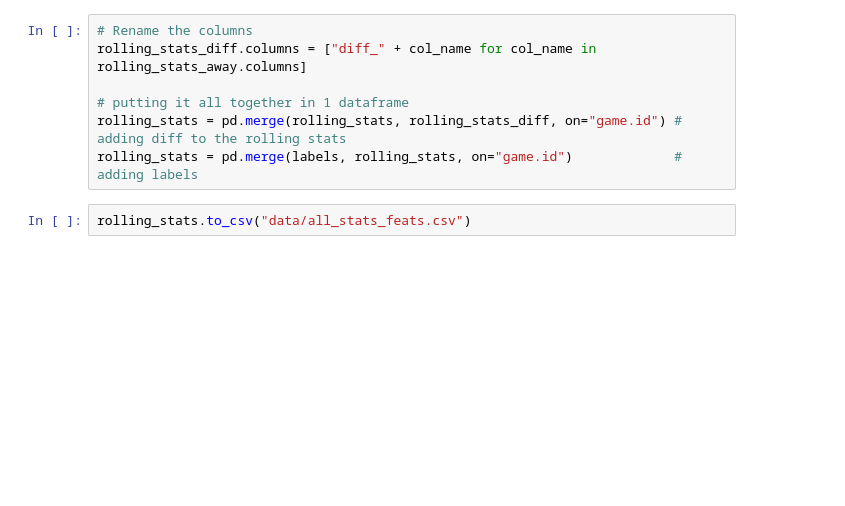
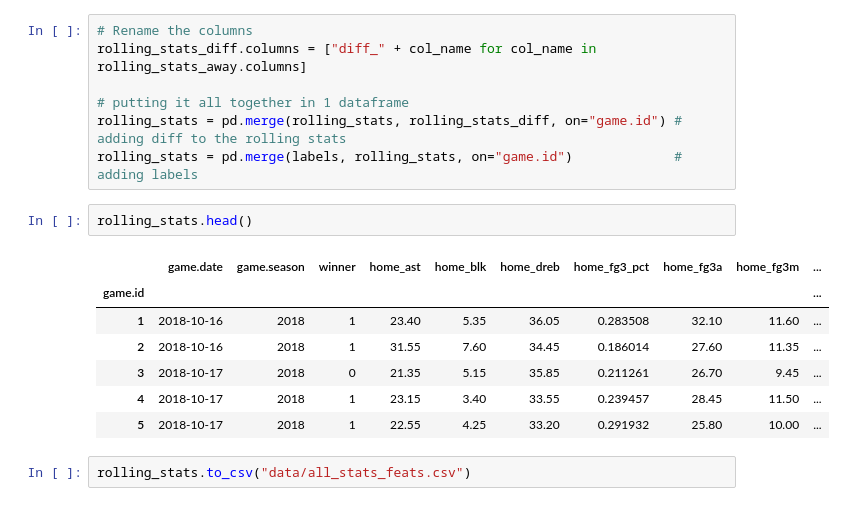
Before and after one commit to ZacharyArgentin/Predicting_NBA_Results, a Jupyter notebook: 3_feature_engineering.ipynb, the cells around one changed output. Saved outputs shown, nothing was run; the diff lists cells and outputs as text; blank space fills up the shorter version.

```diff
--- a/3_feature_engineering.ipynb
+++ b/3_feature_engineering.ipynb
@@ -209,5 +192,15 @@ rolling_stats_diff.columns = ["diff_" + col_name for col_name in rolling_stats_a
 # putting it all together in 1 dataframe
 rolling_stats = pd.merge(rolling_stats, rolling_stats_diff, on="game.id") # adding diff to the rolling stats
 rolling_stats = pd.merge(labels, rolling_stats, on="game.id")             # adding labels
+# %%
+rolling_stats.head()
+# %% [output]
+|  | game.date | game.season | winner | home_ast | home_blk | home_dreb | home_fg3_pct | home_fg3a | home_fg3m | ... |
+| game.id |  |  |  |  |  |  |  |  |  | ... |
+| 1 | 2018-10-16 | 2018 | 1 | 23.40 | 5.35 | 36.05 | 0.283508 | 32.10 | 11.60 | ... |
+| 2 | 2018-10-16 | 2018 | 1 | 31.55 | 7.60 | 34.45 | 0.186014 | 27.60 | 11.35 | ... |
+| 3 | 2018-10-17 | 2018 | 0 | 21.35 | 5.15 | 35.85 | 0.211261 | 26.70 | 9.45 | ... |
+| 4 | 2018-10-17 | 2018 | 1 | 23.15 | 3.40 | 33.55 | 0.239457 | 28.45 | 11.50 | ... |
+| 5 | 2018-10-17 | 2018 | 1 | 22.55 | 4.25 | 33.20 | 0.291932 | 25.80 | 10.00 | ... |
 # %%
 rolling_stats.to_csv("data/all_stats_feats.csv")
```
Also changed, not shown: parts of 1 cell of this notebook, 4 other files.
